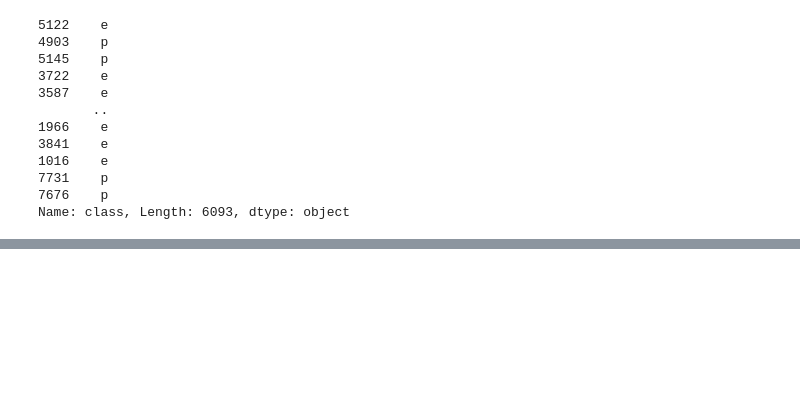
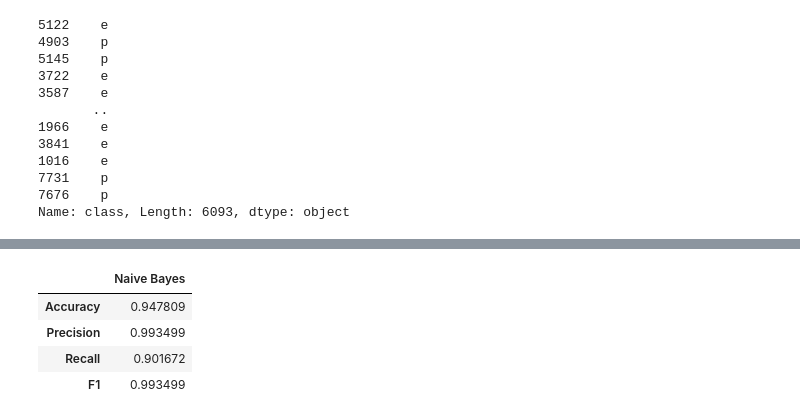
Before and after one commit to mschroeder11/machine-learning, a Jupyter notebook: hw4.ipynb, the cells around one changed output, grey strips where cells are left out. Saved outputs shown, nothing was run; the diff lists cells and outputs as text; code cells hidden in the pictures; blank space fills up the shorter version.

```diff
--- a/hw4.ipynb
+++ b/hw4.ipynb
@@ -339,8 +346,8 @@ features = df_shroom.loc[:,df_shroom.columns != 'class']
 target = df_shroom.loc[:, 'class']
 # Split into training/testing
 # The following will split as 75% training 25% testing
-x_train, x_test, y_train, y_test = train_test_split(features, target, test_size=0.25, random_state=3000)
-y_train
+x_train_shroom, x_test_shroom, y_train_shroom, y_test_shroom = train_test_split(features, target, test_size=0.25, random_state=3000)
+y_train_shroom
 # %% [output]
 5122    e
 4903    p
@@ -415,0 +421,5 @@ accuracy_score(y_test, pred)
+# %%
+#4a) Train classifier
+clf_nb = NaiveBayes()
+clf_nb.fit(x_train_shroom, y_train_shroom)
+clf_nb.probs
@@ -415,0 +455,35 @@ accuracy_score(y_test, pred)
+# %%
+from sklearn.metrics import confusion_matrix, accuracy_score
+#4c Metrics
+def nb_metrics(clf, x, y, title):
+    data = []
+    y_pred = clf.predict(x)
+    accuracy = accuracy_score(y, y_pred)
+    data.append(accuracy)
+    cm = confusion_matrix(y, y_pred)
+    TP = cm[1,1]
+    TN = cm[0,0]
+    FP = cm[0,1]
+    FN = cm[1,0]
+
+    precision = TP / (TP + FP)
+    data.append(precision)
+    recall = TP / (TP + FN)
+    data.append(recall)
+    F1 = 2 * (precision * recall) / (precision + recall)
+    data.append(precision)
+    #print(f'Precision: {precision}')
+    #print(f'Recall: {recall}')
+    #print(f'F1: {F1}')
+
+    df = pd.DataFrame({title: data}, index=['Accuracy', 'Precision', 'Recall', 'F1'])
+    display(df)
+
+# Display Naive Bayes classifer metrics for home-grown version
+nb_metrics(clf_nb, x_test_shroom, y_test_shroom, "Naive Bayes")
+# %% [output]
+|  | Naive Bayes |
+| Accuracy | 0.947809 |
+| Precision | 0.993499 |
+| Recall | 0.901672 |
+| F1 | 0.993499 |
```
Also changed, not shown: parts of 13 cells of this notebook, 1 other file.
